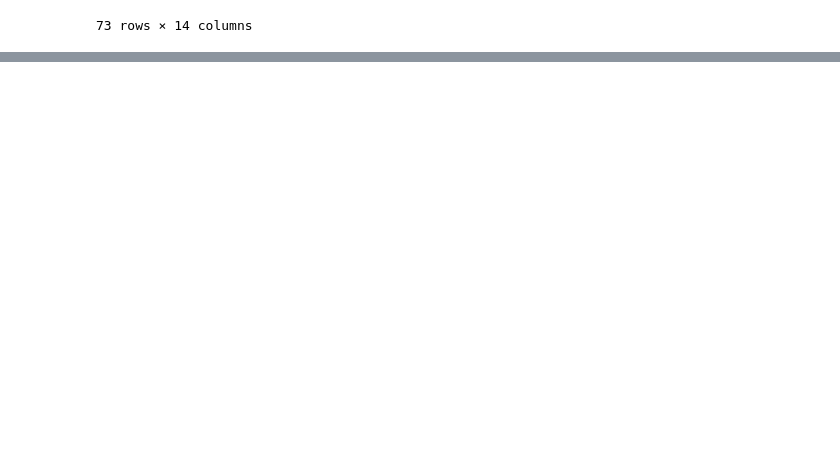
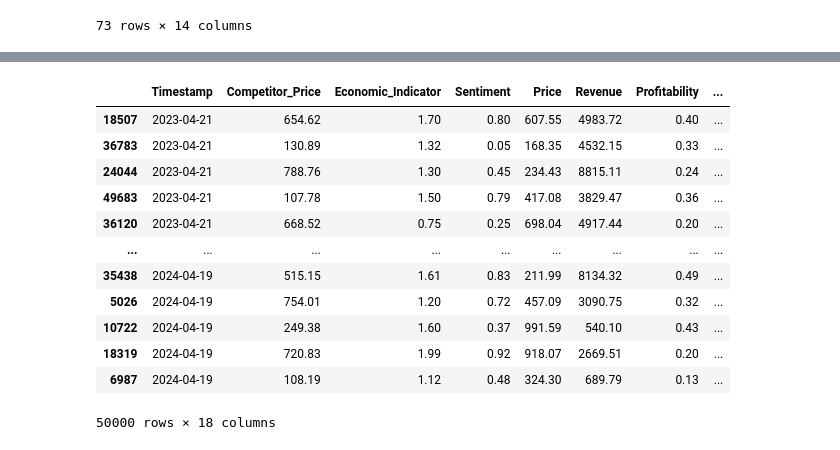
Before and after one commit to theraghavjuneja/dynamic_price, a Jupyter notebook: code.ipynb, the cells around one changed output, grey strips where cells are left out. Cells and saved outputs as stored; diff of their text form; code cells hidden in the pictures; blank space fills up the shorter version.

```diff
--- a/code.ipynb
+++ b/code.ipynb
@@ -394,0 +631,13 @@ Category: Books
+# %%
+categorical_cols = ['Product_Category', 'Seasonality', 'Dynamic_Pricing_Strategy']
+
+# One-hot encode categorical columns using get_dummies
+one_hot_encoded_df = pd.get_dummies(df_customer_dropped[categorical_cols], drop_first=True)
+
+# Drop original categorical columns from the dataframe
+df_customer_dropped.drop(columns=categorical_cols, inplace=True)
+
+# Concatenate original dataframe with one-hot encoded dataframe
+df_encoded = pd.concat([df_customer_dropped, one_hot_encoded_df], axis=1)
+
+print(df_encoded.head())
@@ -394,0 +662,16 @@ Category: Books
+# %%
+pd.DataFrame(df_encoded)
+# %% [output]
+|  | Timestamp | Competitor_Price | Economic_Indicator | Sentiment | Price | Revenue | Profitability | ... |
+| 18507 | 2023-04-21 | 654.62 | 1.70 | 0.80 | 607.55 | 4983.72 | 0.40 | ... |
+| 36783 | 2023-04-21 | 130.89 | 1.32 | 0.05 | 168.35 | 4532.15 | 0.33 | ... |
+| 24044 | 2023-04-21 | 788.76 | 1.30 | 0.45 | 234.43 | 8815.11 | 0.24 | ... |
+| 49683 | 2023-04-21 | 107.78 | 1.50 | 0.79 | 417.08 | 3829.47 | 0.36 | ... |
+| 36120 | 2023-04-21 | 668.52 | 0.75 | 0.25 | 698.04 | 4917.44 | 0.20 | ... |
+| ... | ... | ... | ... | ... | ... | ... | ... | ... |
+| 35438 | 2024-04-19 | 515.15 | 1.61 | 0.83 | 211.99 | 8134.32 | 0.49 | ... |
+| 5026 | 2024-04-19 | 754.01 | 1.20 | 0.72 | 457.09 | 3090.75 | 0.32 | ... |
+| 10722 | 2024-04-19 | 249.38 | 1.60 | 0.37 | 991.59 | 540.10 | 0.43 | ... |
+| 18319 | 2024-04-19 | 720.83 | 1.99 | 0.92 | 918.07 | 2669.51 | 0.20 | ... |
+| 6987 | 2024-04-19 | 108.19 | 1.12 | 0.48 | 324.30 | 689.79 | 0.13 | ... |
+50000 rows × 18 columns
```
Also changed, not shown: parts of 40 cells of this notebook, 16 other files.
